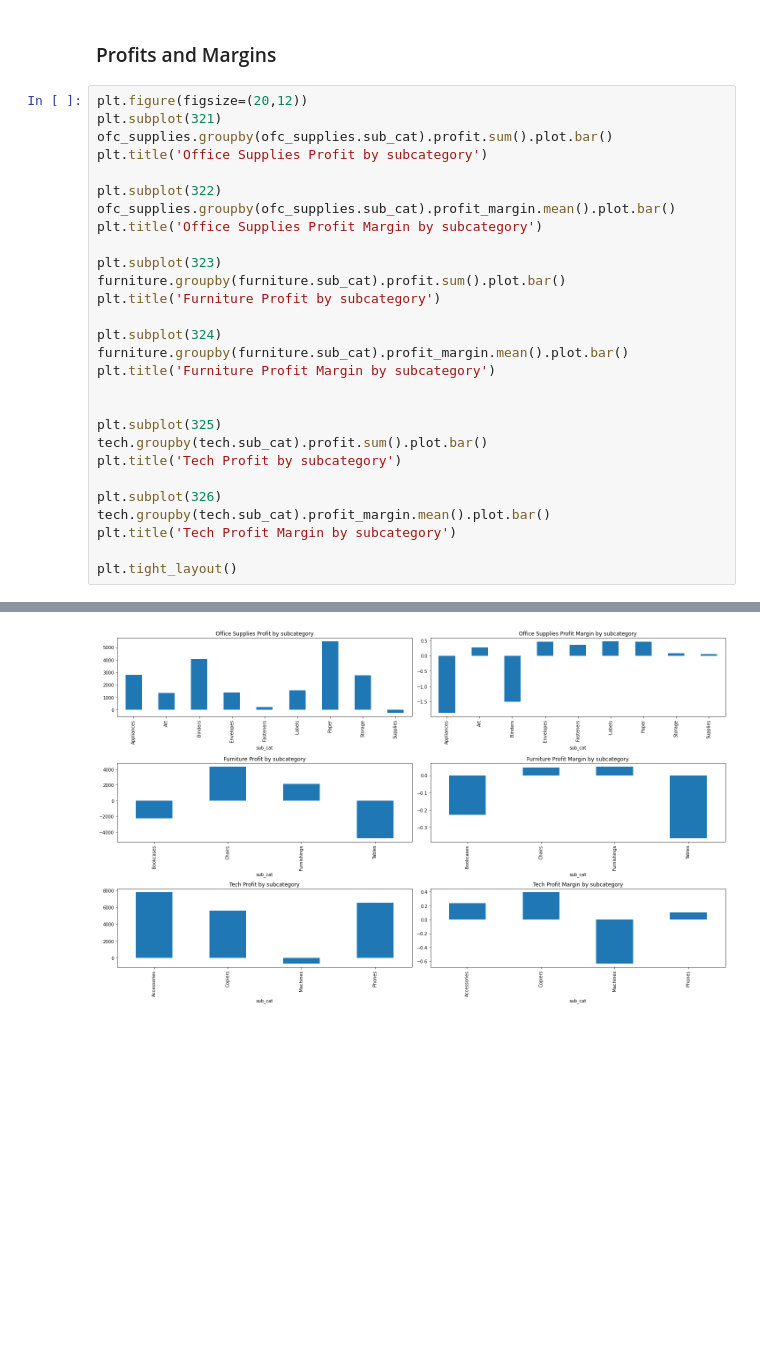
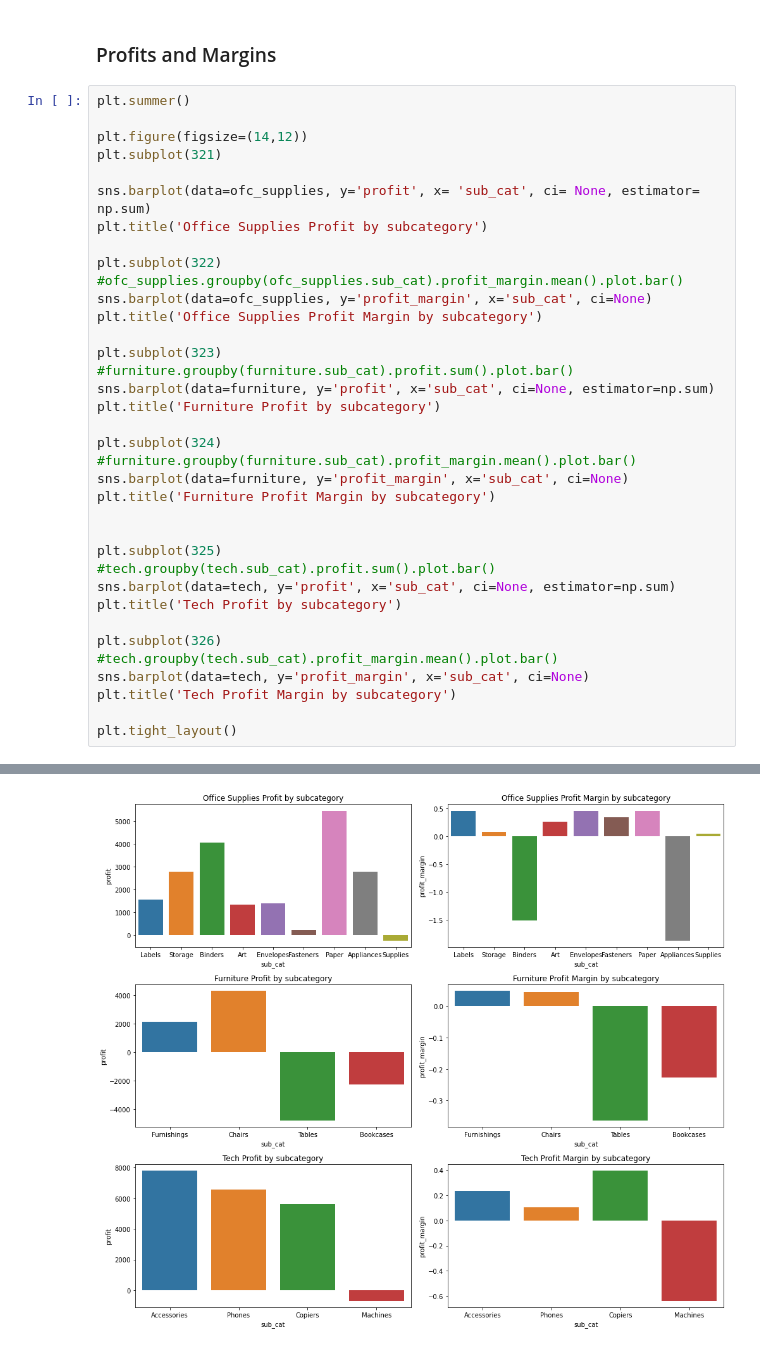
Before and after one commit to ns-tn-time-series-project/time-series-project, a Jupyter notebook: products_draft.ipynb, the cells around one changed output, grey strips where cells are left out. Saved outputs shown, nothing was run; the diff lists cells and outputs as text; blank space fills up the shorter version.

```diff
--- a/products_draft.ipynb
+++ b/products_draft.ipynb
@@ -219,30 +251,38 @@ plt.legend()
 # %% [markdown]
 ### Profits and Margins
 # %%
-plt.figure(figsize=(20,12))
+plt.summer()
+
+plt.figure(figsize=(14,12))
 plt.subplot(321)
-ofc_supplies.groupby(ofc_supplies.sub_cat).profit.sum().plot.bar()
+
+sns.barplot(data=ofc_supplies, y='profit', x= 'sub_cat', ci= None, estimator= np.sum)
 plt.title('Office Supplies Profit by subcategory')
 
 plt.subplot(322)
-ofc_supplies.groupby(ofc_supplies.sub_cat).profit_margin.mean().plot.bar()
+#ofc_supplies.groupby(ofc_supplies.sub_cat).profit_margin.mean().plot.bar()
+sns.barplot(data=ofc_supplies, y='profit_margin', x='sub_cat', ci=None)
 plt.title('Office Supplies Profit Margin by subcategory')
 
 plt.subplot(323)
-furniture.groupby(furniture.sub_cat).profit.sum().plot.bar()
+#furniture.groupby(furniture.sub_cat).profit.sum().plot.bar()
+sns.barplot(data=furniture, y='profit', x='sub_cat', ci=None, estimator=np.sum)
 plt.title('Furniture Profit by subcategory')
 
 plt.subplot(324)
-furniture.groupby(furniture.sub_cat).profit_margin.mean().plot.bar()
+#furniture.groupby(furniture.sub_cat).profit_margin.mean().plot.bar()
+sns.barplot(data=furniture, y='profit_margin', x='sub_cat', ci=None)
 plt.title('Furniture Profit Margin by subcategory')
 
 
 plt.subplot(325)
-tech.groupby(tech.sub_cat).profit.sum().plot.bar()
+#tech.groupby(tech.sub_cat).profit.sum().plot.bar()
+sns.barplot(data=tech, y='profit', x='sub_cat', ci=None, estimator=np.sum)
 plt.title('Tech Profit by subcategory')
 
 plt.subplot(326)
-tech.groupby(tech.sub_cat).profit_margin.mean().plot.bar()
+#tech.groupby(tech.sub_cat).profit_margin.mean().plot.bar()
+sns.barplot(data=tech, y='profit_margin', x='sub_cat', ci=None)
 plt.title('Tech Profit Margin by subcategory')
 
 plt.tight_layout()
@@ -250 +291 @@ plt.tight_layout()
-[figure, old version]
+[figure, new version]
```
Also changed, not shown: parts of 19 cells of this notebook.
